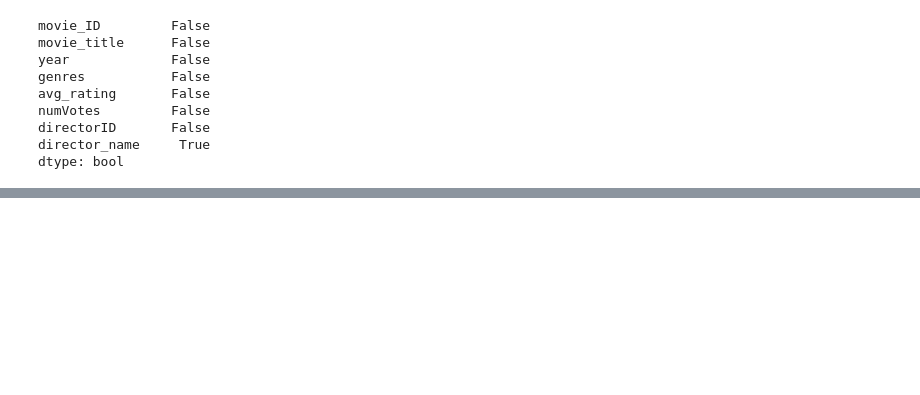
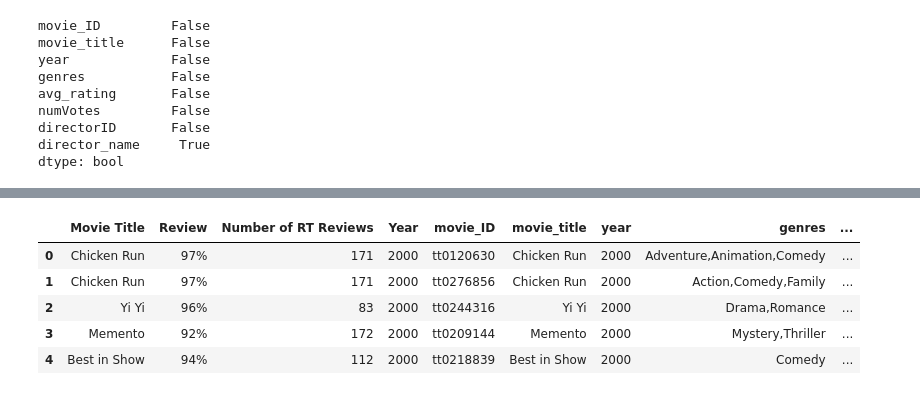
Before and after one commit to lasoya/Mod1_Project, a Jupyter notebook: IMDB_Data.ipynb, the cells around one changed output, grey strips where cells are left out. Cells and saved outputs as stored; diff of their text form; code cells hidden in the pictures; blank space fills up the shorter version.

```diff
--- a/IMDB_Data.ipynb
+++ b/IMDB_Data.ipynb
@@ -428,0 +504,9 @@ dtype: int64
+# %%
+top_movies1.head()
+# %% [output]
+|  | Movie Title | Review | Number of RT Reviews | Year | movie_ID | movie_title | year | genres | ... |
+| 0 | Chicken Run | 97% | 171 | 2000 | tt0120630 | Chicken Run | 2000 | Adventure,Animation,Comedy | ... |
+| 1 | Chicken Run | 97% | 171 | 2000 | tt0276856 | Chicken Run | 2000 | Action,Comedy,Family | ... |
+| 2 | Yi Yi | 96% | 83 | 2000 | tt0244316 | Yi Yi | 2000 | Drama,Romance | ... |
+| 3 | Memento | 92% | 172 | 2000 | tt0209144 | Memento | 2000 | Mystery,Thriller | ... |
+| 4 | Best in Show | 94% | 112 | 2000 | tt0218839 | Best in Show | 2000 | Comedy | ... |
```
Also changed, not shown: parts of 19 cells of this notebook, 5 other files.
